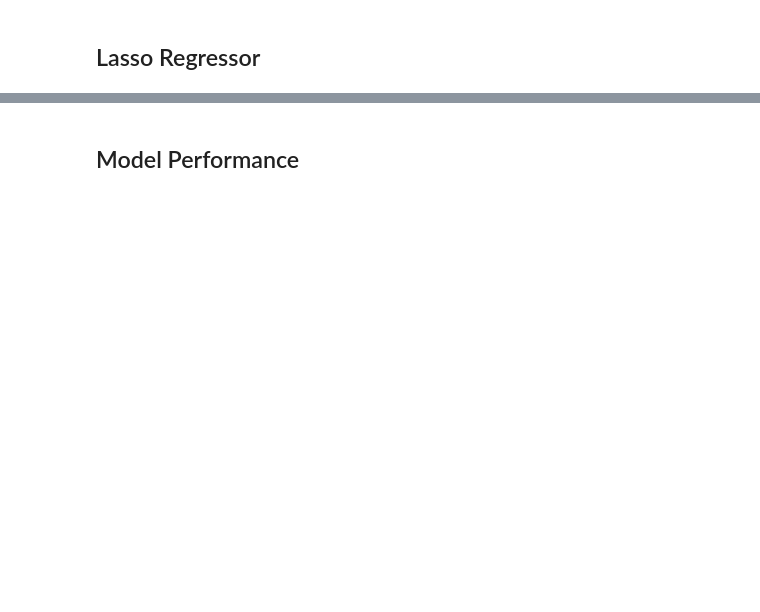
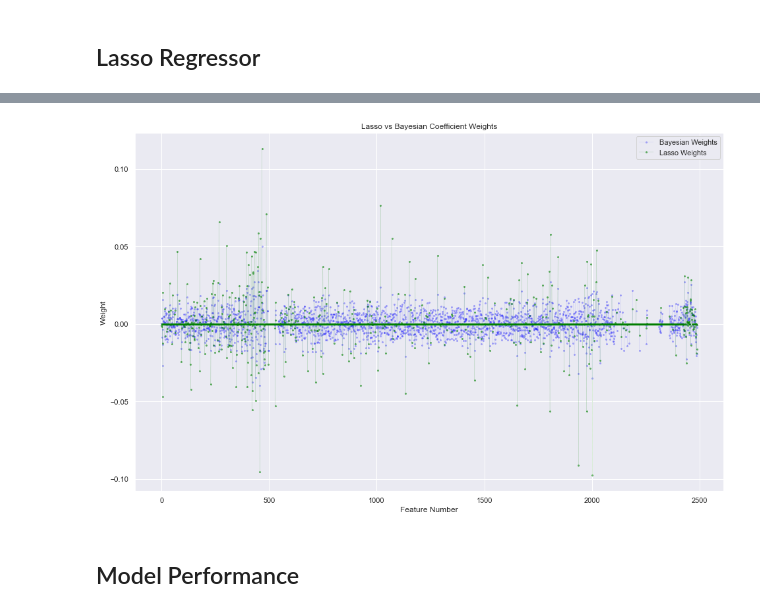
Before and after one commit to hayitsian/Gene-Editing-Guide-LM, a Jupyter notebook: Model.ipynb, the cells around one changed output, grey strips where cells are left out. Drawn from its saved outputs; the diff is of its cells as text; code cells hidden in the pictures; blank space fills up the shorter version.

```diff
--- a/Model.ipynb
+++ b/Model.ipynb
@@ -339,16 +366,19 @@ las_cvssc = cross_validate_regression(las, df, x_feat, y_feat, 10)
 las_cvssc
 # %%
 # Exploring features reduced to 0
-lw = .5
-plt.figure(figsize=(22, 8))
-plt.plot(las.coef_)
-plt.plot(clf.coef_)
+lw = .05
+plt.figure(figsize=(16, 10))
+plt.plot(clf.coef_, color='blue', marker='o', linestyle='dashed',
+     linewidth=.2, markersize=2, alpha = .25, label = 'Bayesian Weights')
+plt.plot(las.coef_, color='green', marker='o', linestyle='dashed',
+     linewidth=.2, markersize=2, alpha = .5, label = 'Lasso Weights')
 plt.legend(loc="upper right")
 plt.title('Lasso vs Bayesian Coefficient Weights')
 plt.xlabel('Feature Number')
 plt.ylabel('Weight')
-fig.tight_layout()
 plt.show()
+# %% [output]
+[figure, added]
 # %%
 lasso_df = pd.DataFrame()
 
```
Also changed, not shown: parts of 10 cells of this notebook.
